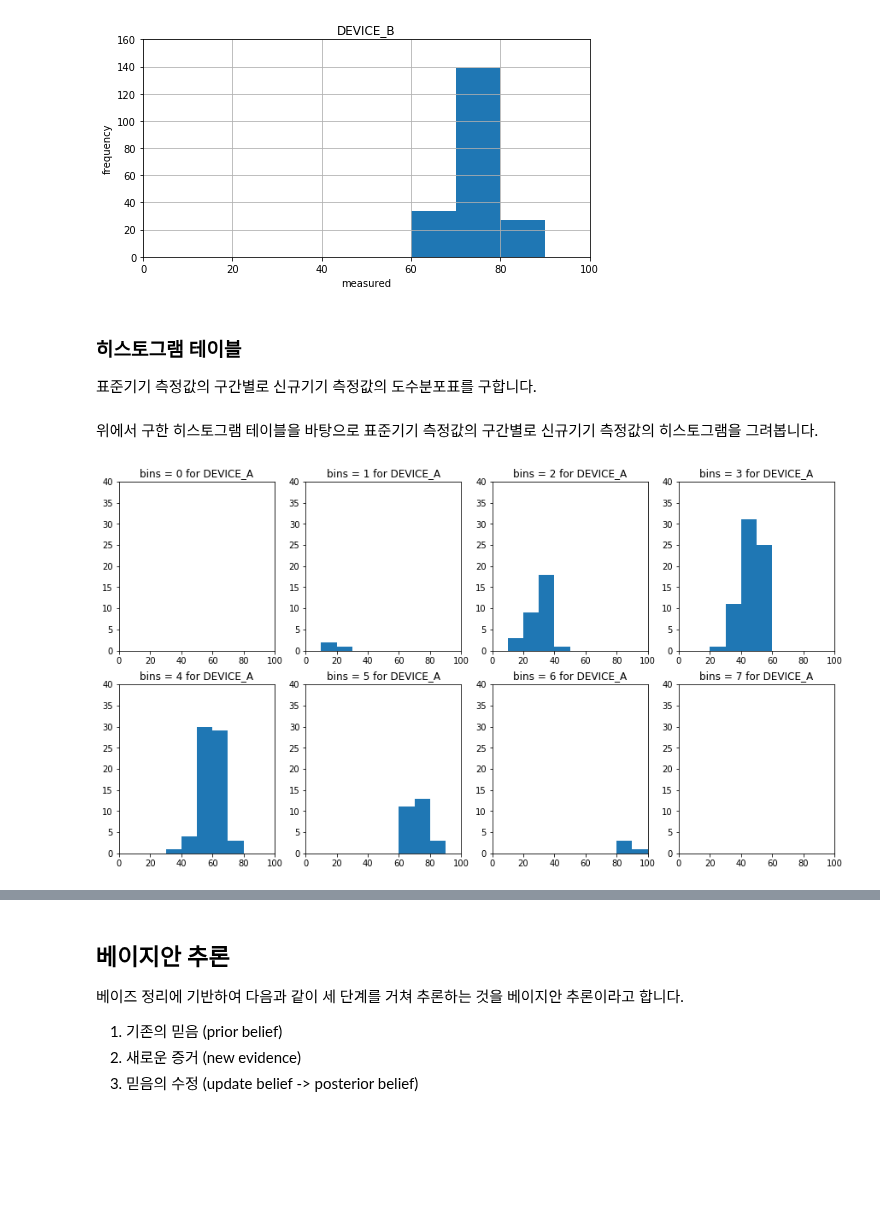
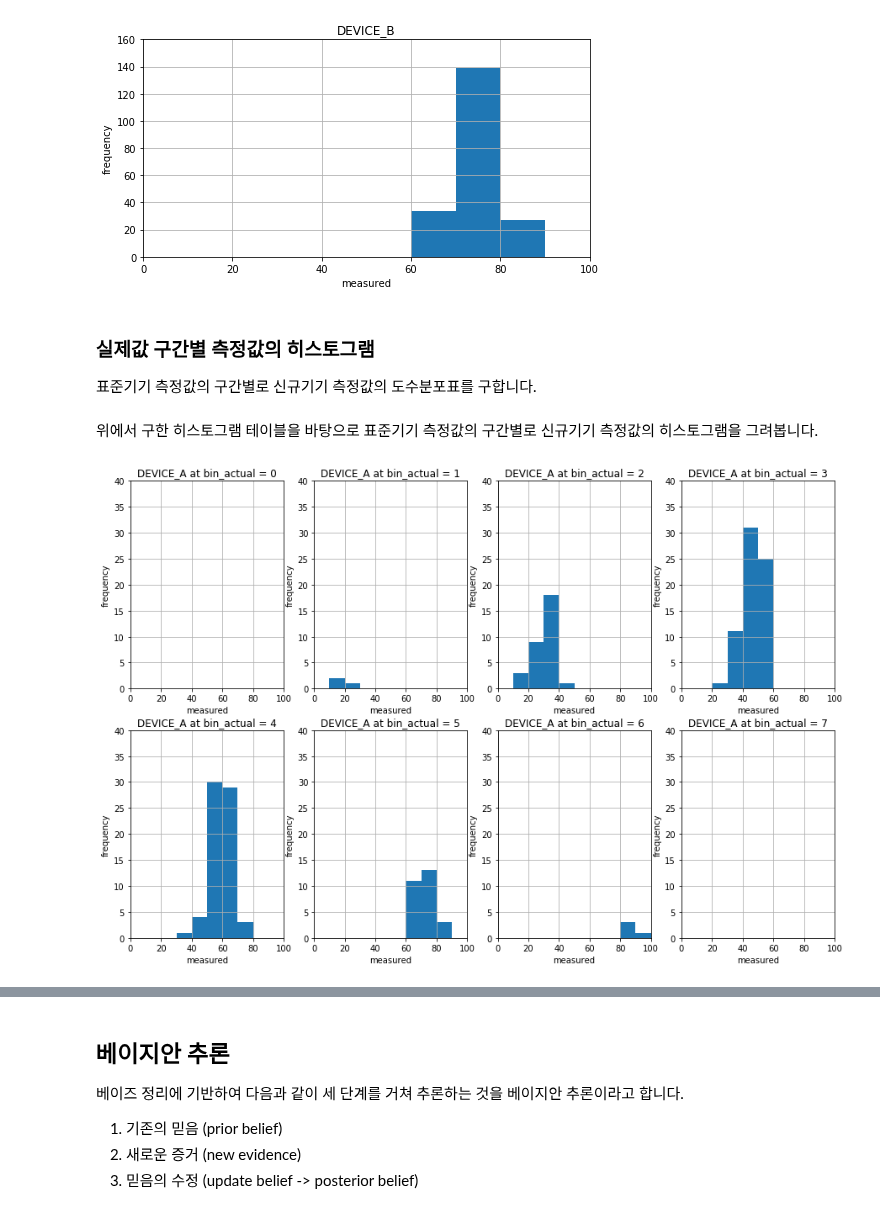
Before and after one commit to trvoid/ml-study, a Jupyter notebook: device-validation/device-validation-by-frequency-distribution-model.ipynb, the cells around one changed output, grey strips where cells are left out. Drawn from its saved outputs; the diff is of its cells as text; code cells hidden in the pictures; blank space fills up the shorter version.

Commit message:
Improved the Histogram chapter.

```diff
--- a/device-validation/device-validation-by-frequency-distribution-model.ipynb
+++ b/device-validation/device-validation-by-frequency-distribution-model.ipynb
@@ -235,7 +235,7 @@ plt.title('DEVICE_B')
 Text(0.5, 1.0, 'DEVICE_B')
 [figure]
 # %% [markdown]
-### 히스토그램 테이블
+### 실제값 구간별 측정값의 히스토그램
 
 표준기기 측정값의 구간별로 신규기기 측정값의 도수분포표를 구합니다.
 # %%
@@ -271,14 +271,17 @@ hist_table_b = get_hist_table(frequency_table_b)
 # %% [markdown]
 위에서 구한 히스토그램 테이블을 바탕으로 표준기기 측정값의 구간별로 신규기기 측정값의 히스토그램을 그려봅니다.
 # %%
-plt.figure(figsize = (15, 8))
+plt.figure(figsize = (15, 10))
 for i in np.arange(BINS_ACTUAL):
     plt.subplot(241 + i)
     plt.hist(frequency_table_a[i], bins = BINS_MEASURED, range = RANGE_MEASURED, align = 'mid')
     plt.xlim(RANGE_MEASURED[0], RANGE_MEASURED[1])
     plt.ylim(0, 40)
-    plt.title(f'bins = {i} for DEVICE_A')
+    plt.grid(True)
+    plt.xlabel('measured')
+    plt.ylabel('frequency')
+    plt.title(f'DEVICE_A at bin_actual = {i}')
 plt.show()
 # %% [output]
-[figure, old version]
+[figure, new version]
 # %%
```
Also changed, not shown: parts of 5 cells of this notebook, 1 other file.
